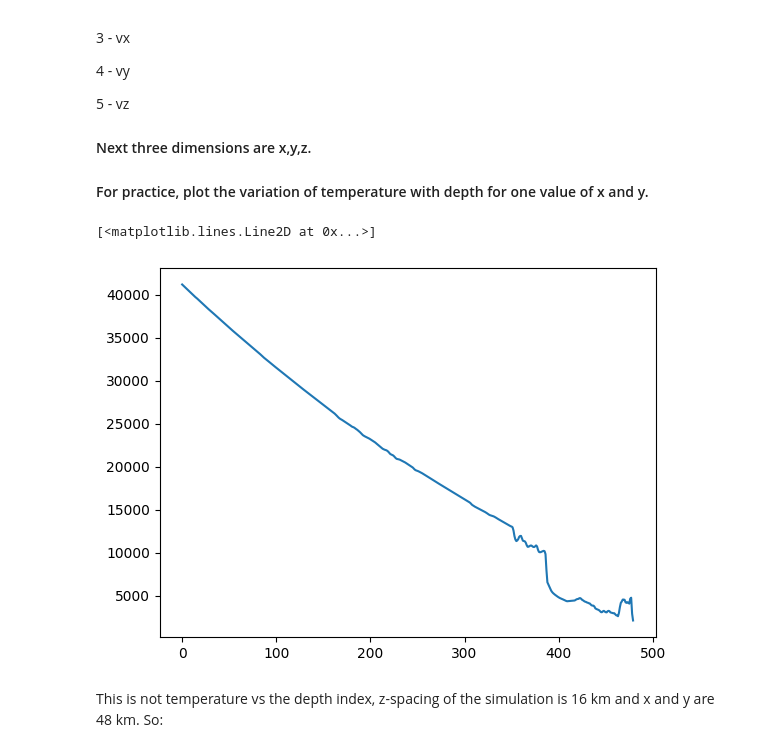
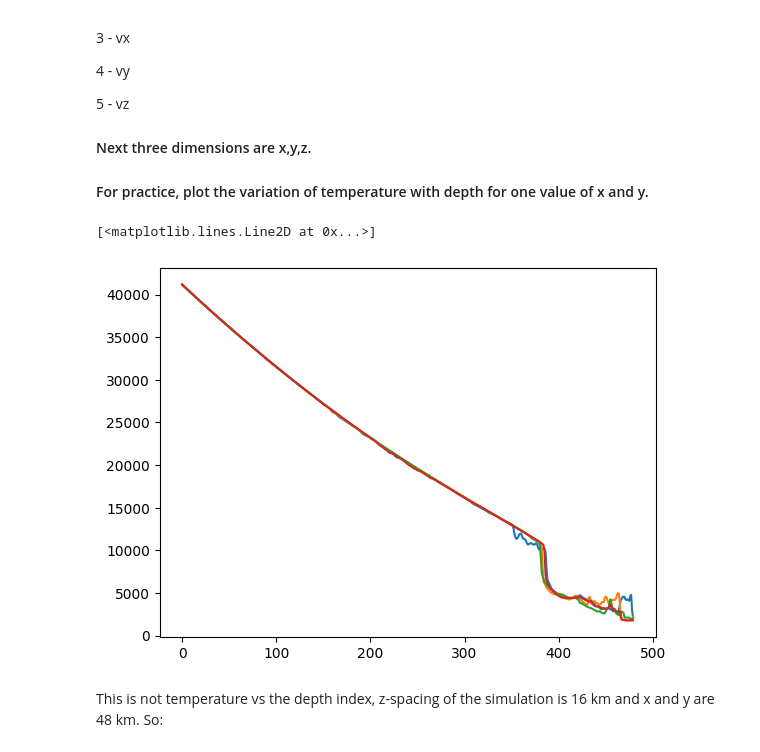
Before and after one commit to ivanzmilic/taipss, a Jupyter notebook: handson/handson6_convection_sim.ipynb, the cells around one changed output. Saved outputs shown, nothing was run; the diff lists cells and outputs as text; code cells hidden in the pictures.

```diff
--- a/handson/handson6_convection_sim.ipynb
+++ b/handson/handson6_convection_sim.ipynb
@@ -32,9 +32,12 @@ atmos.shape
 #### For practice, plot the variation of temperature with depth for one value of x and y.
 # %%
 plt.plot(atmos[0,123,321,:])
+plt.plot(atmos[0,213,401,:])
+plt.plot(atmos[0,59,311,:])
+plt.plot(atmos[0,421,256,:])
 # %% [output]
 [<matplotlib.lines.Line2D at 0x...>]
-[figure, old version]
+[figure, new version]
 # %% [markdown]
 This is not temperature vs the depth index, z-spacing of the simulation is 16 km and x and y are 48 km. So:
 # %%
```
Also changed, not shown: parts of 8 cells of this notebook, 2 other files.
